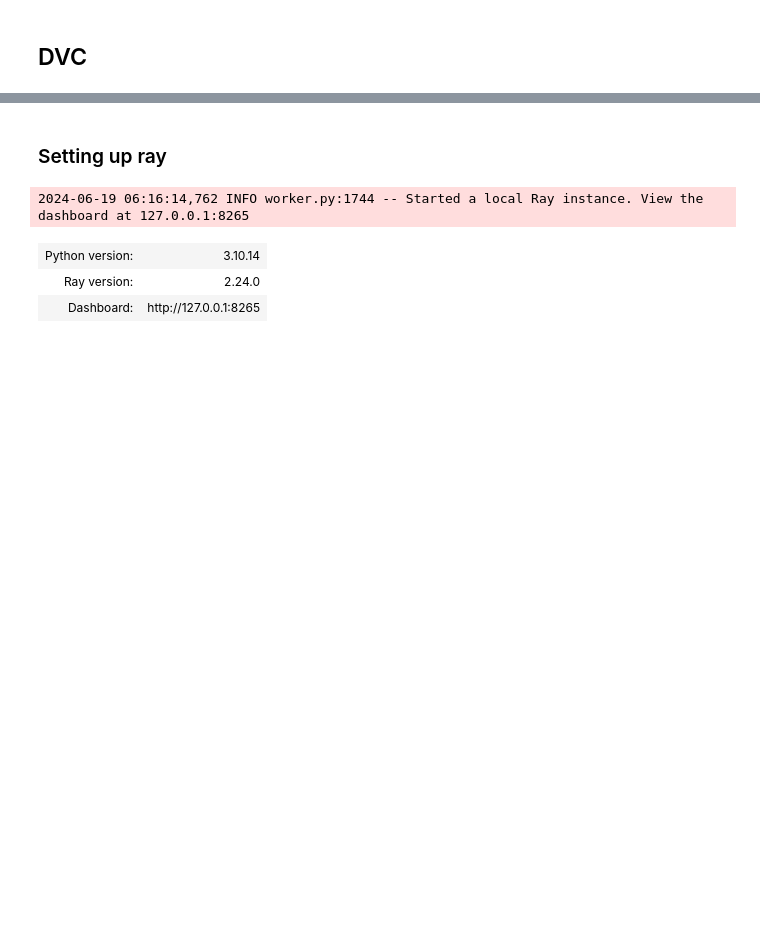
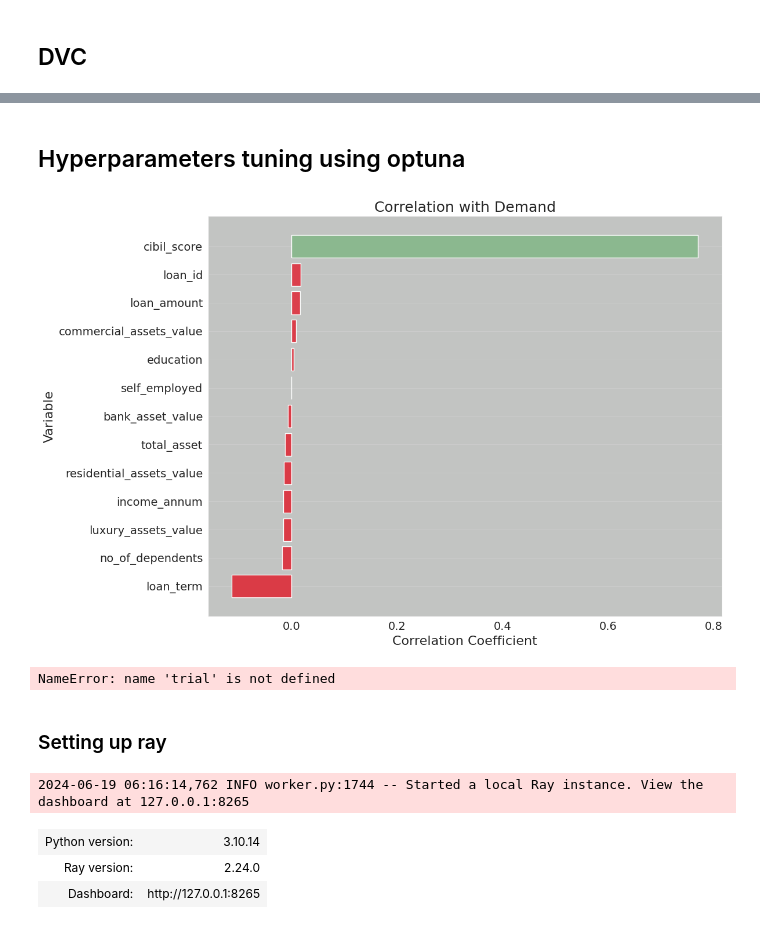
Before and after one commit to AdityaKulshrestha/MLOps, a Jupyter notebook: ML/Handson_MLOps.ipynb, the cells around one changed output, grey strips where cells are left out. Saved outputs shown, nothing was run; the diff lists cells and outputs as text; code cells hidden in the pictures; blank space fills up the shorter version.

```diff
--- a/ML/Handson_MLOps.ipynb
+++ b/ML/Handson_MLOps.ipynb
@@ -207,4 +263,0 @@ def clean_text(text, stopwords=STOPWORDS):
-# %%
-original_df = df.copy()
-df.text = df.text.apply(clean_text)
-print(f"{original_df.text.values[0]}\n{df.text.values[0]}")
@@ -214,5 +263,0 @@ comparison yolo rcnn real world videos bringing theory experiment cool easily tr
-# %%
-df = df.drop(columns=['id', 'created_on', 'title', 'description'], errors='ignore') #drop cols
-df = df.dropna(subset=['tag']) # drop nulls
-df = df[['text', 'tag']]
-df.head()
@@ -225,0 +317,2 @@ df.head()
+# %% [markdown]
+## Hyperparameters tuning using optuna
@@ -225,0 +324,30 @@ df.head()
+# %%
+def plot_correlation(df, save_path=None):
+    """
+    Plots the correlation of each variable in the dataframe with the demand column
+    """
+    correlations = df.corr()['loan_status'].drop('loan_status').sort_values()
+    colors = sns.diverging_palette(10, 130, as_cmap=True)
+    color_mapped = correlations.map(colors)
+
+    sns.set_style(
+        "whitegrid", {"axes.facecolor": "#c2c4c2", "grid.linewidth": 1.5}
+    )
+
+    fig = plt.figure(figsize=(12, 8))
+    plt.barh(correlations.index, correlations.values, color=color_mapped)
+
+    plt.title("Correlation with Demand", fontsize=18)
+    plt.xlabel("Correlation Coefficient", fontsize=16)
+    plt.ylabel("Variable", fontsize=16)
+    plt.xticks(fontsize=14)
+    plt.yticks(fontsize=14)
+    plt.grid(axis="x")
+
+    plt.tight_layout()
+
+    plt.show()
+
+plot_correlation(df_processed)
+# %% [output]
+[figure, added]
@@ -226,3 +372,31 @@ df.head()
+# %%
+with mlflow.start_run(nested=True, run_name="hyperparameter_tuning"):
+
+    study = optuna.create_study(direction='minimize')
+
+    params = {
+        "objective": "binary:logistic",
+        "eval_metric": "accuracy",
+        "booster": trial.suggest_categorical("booster", ["gbtree", "gblinear", "dart"]),
+        "lambda": trial.suggest_float("lambda", 1e-8, 1.0, log=True),
+        "alpha": trial.suggest_float("alpha", 1e-8, 1.0, log=True)
+    }
+
+    if params["booster"] == "gbtree" or params["booster"] == "dart":
+        params["max_depth"] = trial.suggest_int("max_depth", 1, 9)
+        params["eta"] = trial.suggest_float("eta", 1e-8, 1.0, log=True)
+        params["gamma"] = trial.suggest_float("gamma", 1e-8, 1.0, log=True)
+        params["grow_policy"] = trial.suggest_categorical(
+            "grow_policy", ["depthwise", "lossguide"]
+        )
+    bst = xgb.train(params, dtrain)
+    preds = bst.predict(dvalid)
+    acc = accuracy_score(y_val, preds)
+
+    mlflow.log_params(params)
+    mlflow.log_metric("accuracy", acc)
+# %% [output]
+NameError: name 'trial' is not defined
 # %% [markdown]
 ### Setting up ray
 # %%
```
Also changed, not shown: parts of 24 cells of this notebook.
